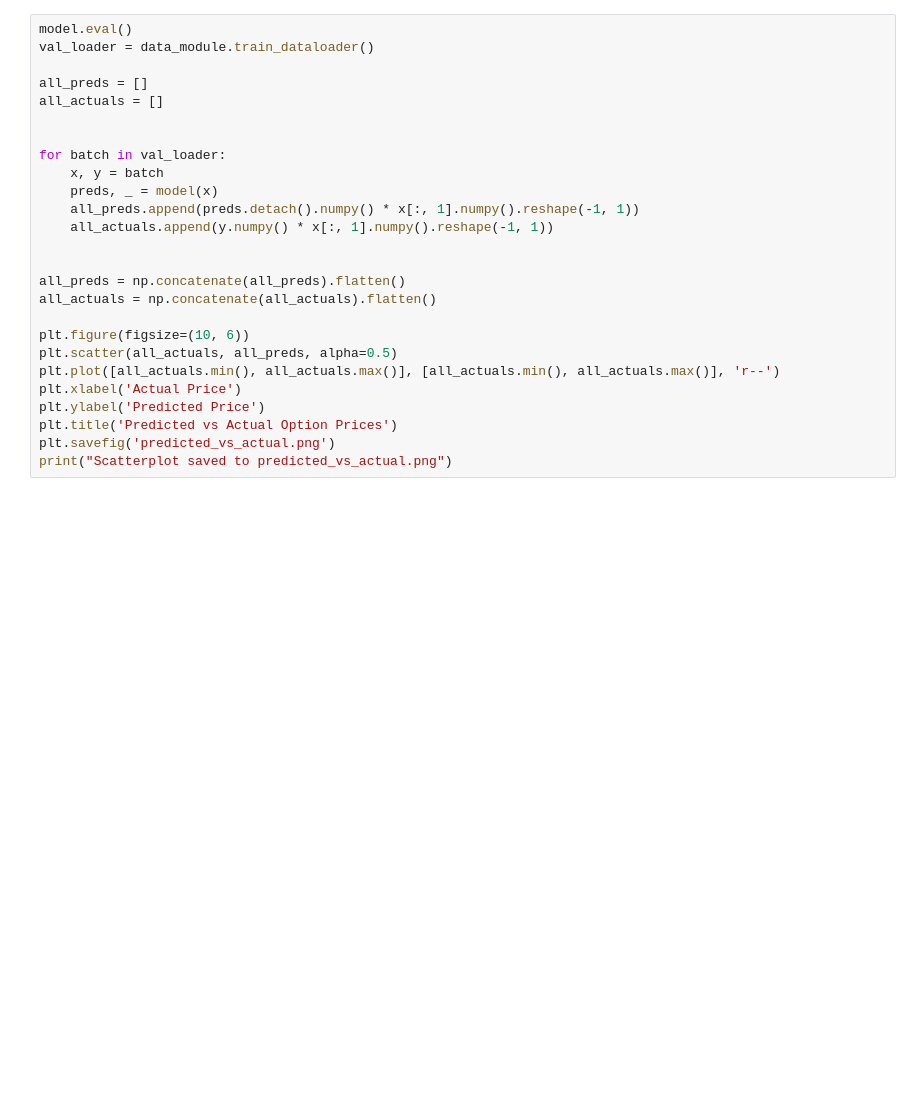
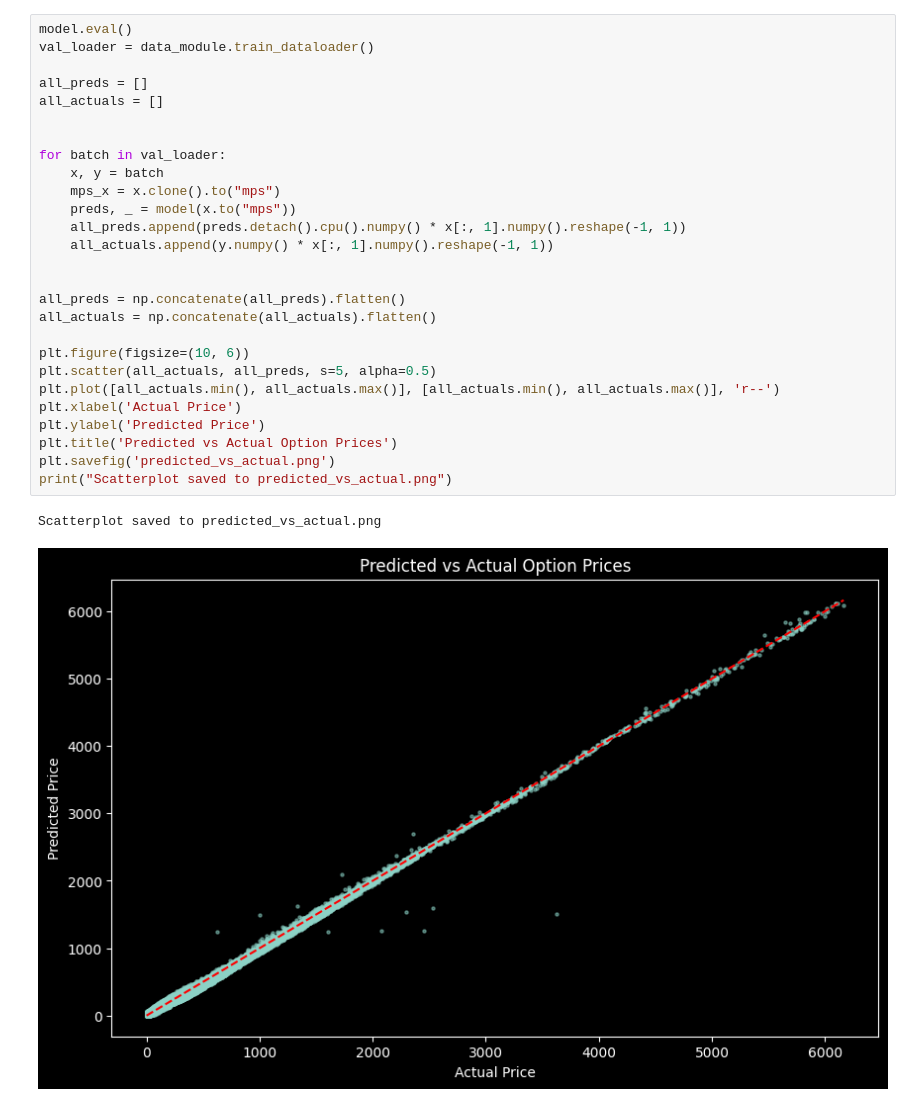
Before and after one commit to Alfagov/volatility-surface, a Jupyter notebook: surface_model.ipynb, the cells around one changed output. Cells and saved outputs as stored; diff of their text form; blank space fills up the shorter version.

```diff
--- a/surface_model.ipynb
+++ b/surface_model.ipynb
@@ -99,26 +115,30 @@ print("Scatterplot saved to predicted_vs_actual.png")
 # %%
 model.eval()
 val_loader = data_module.train_dataloader()
 
 all_preds = []
 all_actuals = []
 
 
 for batch in val_loader:
     x, y = batch
-    preds, _ = model(x)
-    all_preds.append(preds.detach().numpy() * x[:, 1].numpy().reshape(-1, 1))
+    mps_x = x.clone().to("mps")
+    preds, _ = model(x.to("mps"))
+    all_preds.append(preds.detach().cpu().numpy() * x[:, 1].numpy().reshape(-1, 1))
     all_actuals.append(y.numpy() * x[:, 1].numpy().reshape(-1, 1))
 
 
 all_preds = np.concatenate(all_preds).flatten()
 all_actuals = np.concatenate(all_actuals).flatten()
 
 plt.figure(figsize=(10, 6))
-plt.scatter(all_actuals, all_preds, alpha=0.5)
+plt.scatter(all_actuals, all_preds, s=5, alpha=0.5)
 plt.plot([all_actuals.min(), all_actuals.max()], [all_actuals.min(), all_actuals.max()], 'r--')
 plt.xlabel('Actual Price')
 plt.ylabel('Predicted Price')
 plt.title('Predicted vs Actual Option Prices')
 plt.savefig('predicted_vs_actual.png')
 print("Scatterplot saved to predicted_vs_actual.png")
+# %% [output]
+Scatterplot saved to predicted_vs_actual.png
+[figure, added]
```
Also changed, not shown: parts of 7 cells of this notebook, 10 other files.
